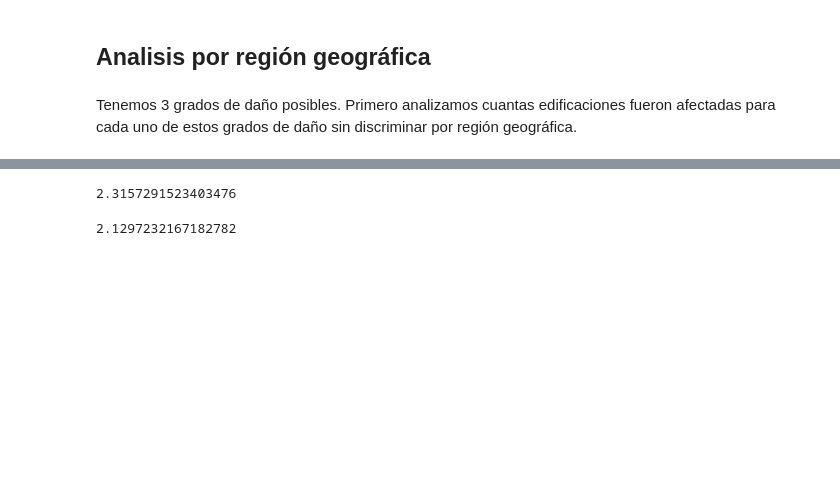
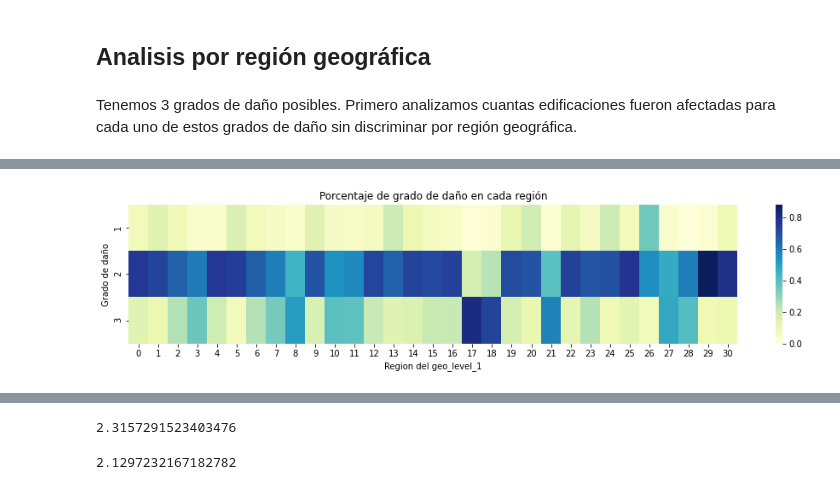
Before and after one commit to franvinas/7506-tp1, a Jupyter notebook: tp1.ipynb, the cells around one changed output, grey strips where cells are left out. Saved outputs shown, nothing was run; the diff lists cells and outputs as text; code cells hidden in the pictures; blank space fills up the shorter version.

```diff
--- a/tp1.ipynb
+++ b/tp1.ipynb
@@ -324,0 +419,9 @@ Text(0.5, 0, 'Region')
+# %%
+plt.figure(figsize=(16,3))
+sns.heatmap(data=daños_porcentuales_grado3_geoLevel1.T,cmap=cmap)
+plt.title('Porcentaje de grado de daño en cada región')
+plt.ylabel('Grado de daño')
+plt.xlabel('Region del geo_level_1')
+plt.show()
+# %% [output]
+[figure, added]
```
Also changed, not shown: parts of 33 cells of this notebook.
